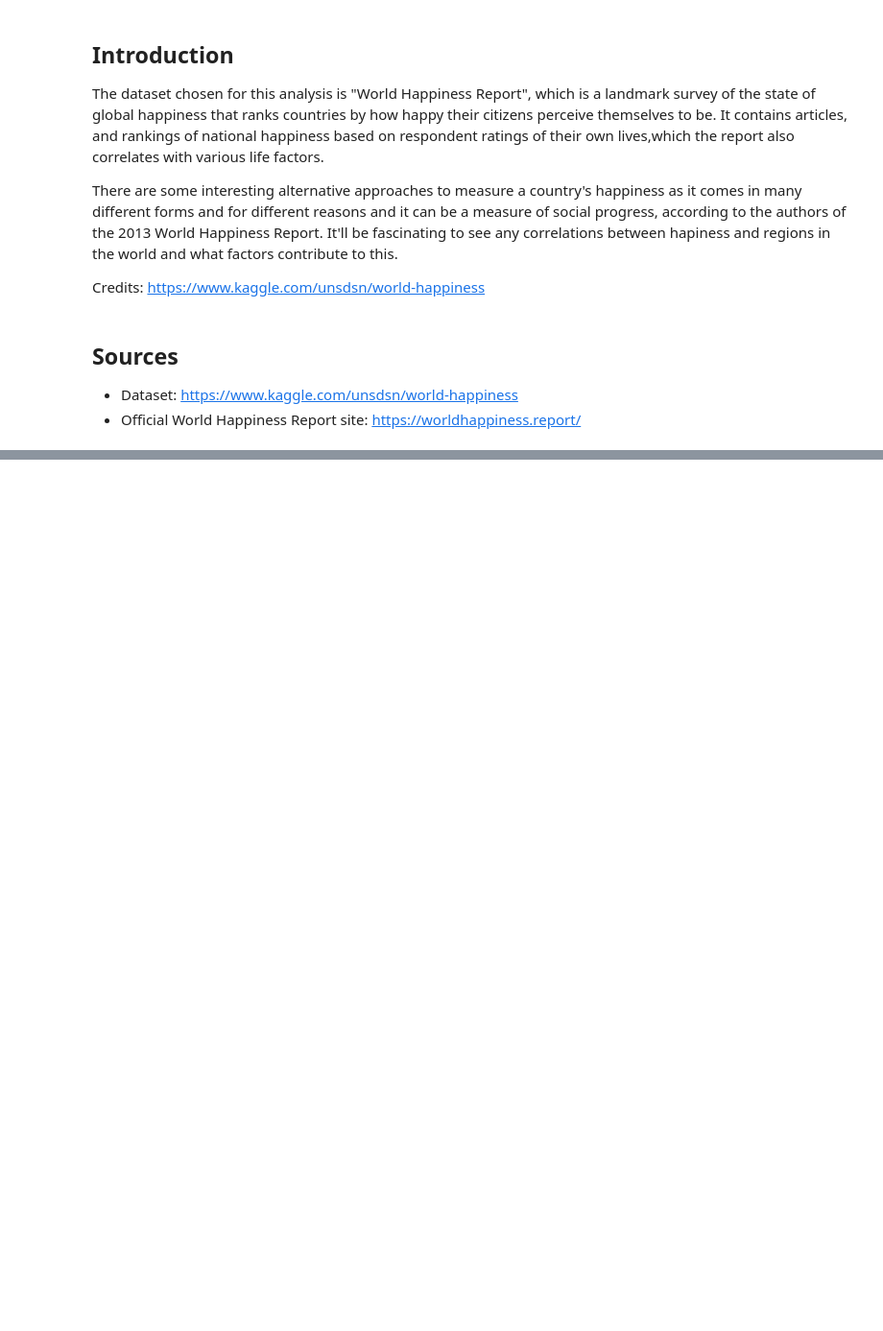
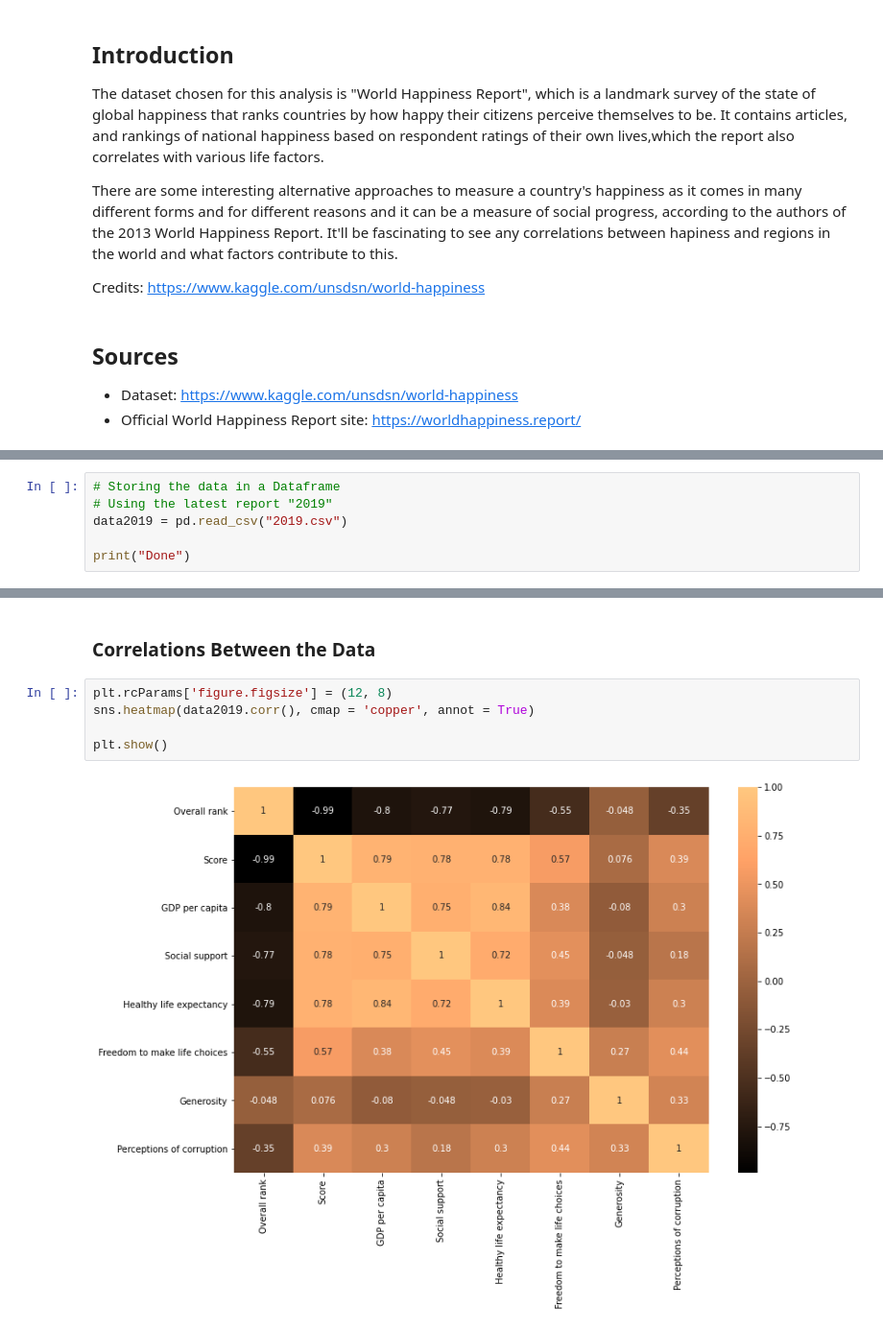
Before and after one commit to Javier9898/World_Happiness_Report, a Jupyter notebook: World_Happiness_Report.ipynb, the cells around one changed output, grey strips where cells are left out. Shown at 96% size. Cells and saved outputs as stored; diff of their text form; blank space fills up the shorter version.

```diff
--- a/World_Happiness_Report.ipynb
+++ b/World_Happiness_Report.ipynb
@@ -27,0 +78,6 @@ Find the answer to the following questions:
+# %%
+# Storing the data in a Dataframe
+# Using the latest report "2019"
+data2019 = pd.read_csv("2019.csv")
+
+print("Done")
@@ -27,0 +131,9 @@ Find the answer to the following questions:
+# %% [markdown]
+### **Correlations Between the Data**
+# %%
+plt.rcParams['figure.figsize'] = (12, 8)
+sns.heatmap(data2019.corr(), cmap = 'copper', annot = True)
+
+plt.show()
+# %% [output]
+[figure, added]
```
Also changed, not shown: parts of 35 cells of this notebook.
